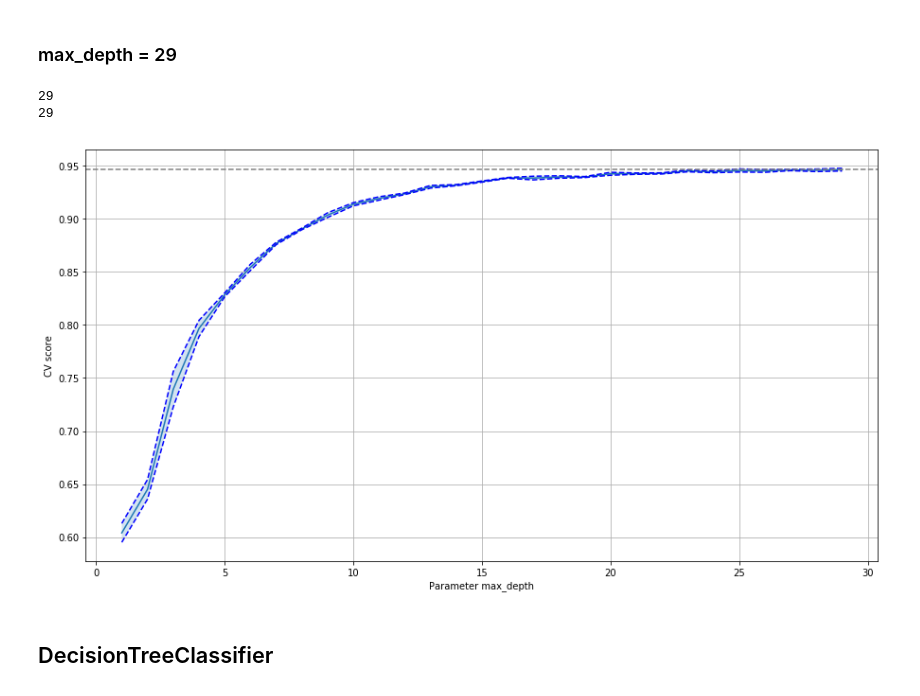
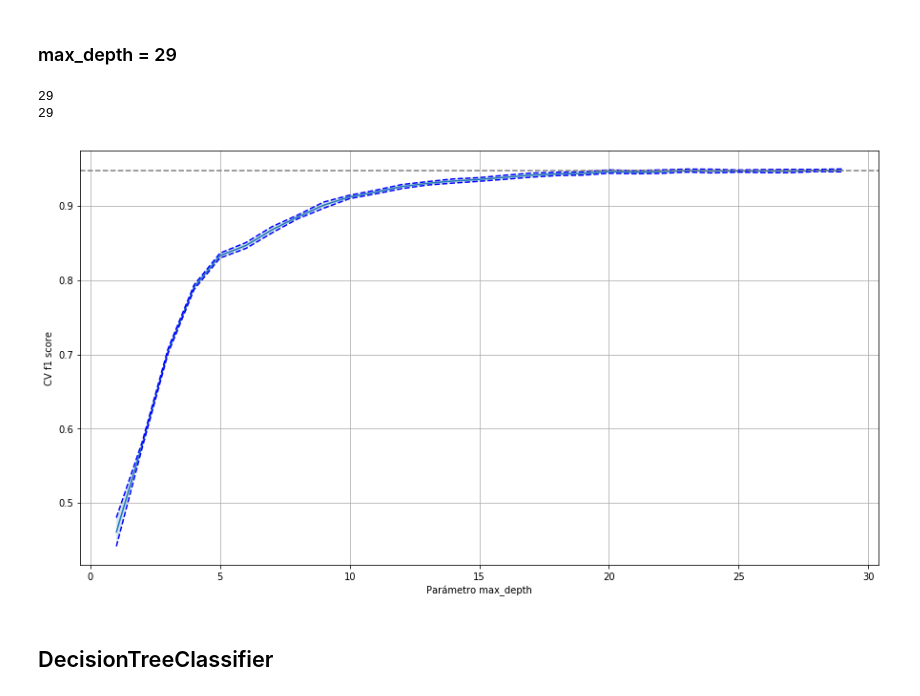
Before and after one commit to dsiervo/TFM, a Jupyter notebook: TFM/parameter_optimization.ipynb, the cells around one changed output. Cells and saved outputs as stored; diff of their text form; code cells hidden in the pictures.

```diff
--- a/TFM/parameter_optimization.ipynb
+++ b/TFM/parameter_optimization.ipynb
@@ -44,9 +44,9 @@ classifiers = [clf1, clf2, clf3, clf4, clf5, clf6, clf7, clf8]
 parameter = "n_estimators"
 alphas = range(1,100)
 tuned_parameters = [{parameter: alphas}]
-n_folds = 3
+n_folds = 5
 
-clf = GridSearchCV(clf1, tuned_parameters, cv=n_folds, refit=False, n_jobs=-1)
+clf = GridSearchCV(clf1, tuned_parameters, cv=n_folds, refit=False, n_jobs=-1, scoring="f1")
 clf.fit(X_train, y_train)
 scores = clf.cv_results_['mean_test_score']
 scores_std = clf.cv_results_['std_test_score']
@@ -60,8 +60,8 @@ plt.fill_between(alphas, scores + std_error, scores - std_error, alpha=0.2)
 locs, labels = plt.yticks()
 #plt.yticks(locs, list(map(lambda x: "%g" % x, locs)))
 plt.axhline(np.max(scores), linestyle='--', color='.5')
-plt.ylabel('CV score')
-plt.xlabel('Parameter %s'%parameter)
+plt.ylabel('CV f1 score')
+plt.xlabel('Parámetro %s'%parameter)
 plt.grid()
 #plt.ylim(0, 1.1)
 plt.show()
@@ -74,9 +74,9 @@ parameter = "max_features"
 alphas = ["sqrt", "log2", None]
 alphas2 = ["sqrt", "log2", "None"]
 tuned_parameters = [{parameter: alphas}]
-n_folds = 3
+n_folds = 5
 
-clf = GridSearchCV(RandomForestClassifier(n_estimators=60), tuned_parameters, cv=n_folds, refit=False, n_jobs=-1)
+clf = GridSearchCV(RandomForestClassifier(n_estimators=60), tuned_parameters, cv=n_folds, refit=False, n_jobs=-1, scoring="f1")
 clf.fit(X_train, y_train)
 scores = clf.cv_results_['mean_test_score']
 scores_std = clf.cv_results_['std_test_score']
@@ -90,8 +90,8 @@ plt.fill_between(alphas2, scores + std_error, scores - std_error, alpha=0.2)
 locs, labels = plt.yticks()
 #plt.yticks(locs, list(map(lambda x: "%g" % x, locs)))
 plt.axhline(np.max(scores), linestyle='--', color='.5')
-plt.ylabel('CV score')
-plt.xlabel('Parameter %s'%parameter)
+plt.ylabel('CV f1 score')
+plt.xlabel('Parámetro %s'%parameter)
 plt.grid()
 #plt.ylim(0, 1.1)
 plt.show()
@@ -102,34 +102,34 @@ plt.show()
 # %%
 parameter = "max_depth"
 alphas = range(1,30)
 tuned_parameters = [{parameter: alphas}]
-n_folds = 3
+n_folds = 5
 
-clf = GridSearchCV(RandomForestClassifier(n_estimators=60), tuned_parameters, cv=n_folds, refit=False, n_jobs=-1)
+clf = GridSearchCV(RandomForestClassifier(n_estimators=60), tuned_parameters, cv=n_folds, refit=False, n_jobs=-1, scoring="f1")
 clf.fit(X_train, y_train)
 scores = clf.cv_results_['mean_test_score']
 scores_std = clf.cv_results_['std_test_score']
 
 print(len(alphas))
 print(len(scores))
 plt.plot(alphas, scores)
 std_error = scores_std / np.sqrt(n_folds)
 plt.plot(alphas, scores + std_error, 'b--')
 plt.plot(alphas, scores - std_error, 'b--')
 std_error = scores_std / np.sqrt(n_folds)
 plt.fill_between(alphas, scores + std_error, scores - std_error, alpha=0.2)
 locs, labels = plt.yticks()
 #plt.yticks(locs, list(map(lambda x: "%g" % x, locs)))
 plt.axhline(np.max(scores), linestyle='--', color='.5')
-plt.ylabel('CV score')
-plt.xlabel('Parameter %s'%parameter)
+plt.ylabel('CV f1 score')
+plt.xlabel('Parámetro %s'%parameter)
 plt.grid()
 #plt.ylim(0, 1.1)
 plt.show()
 # %% [output]
 29
 29
-[figure, old version]
+[figure, new version]
 # %%
 def find_parameters(clf, parameter, alphas, alphas2=None):
 
```
Also changed, not shown: parts of 13 cells of this notebook, 1 other file.
